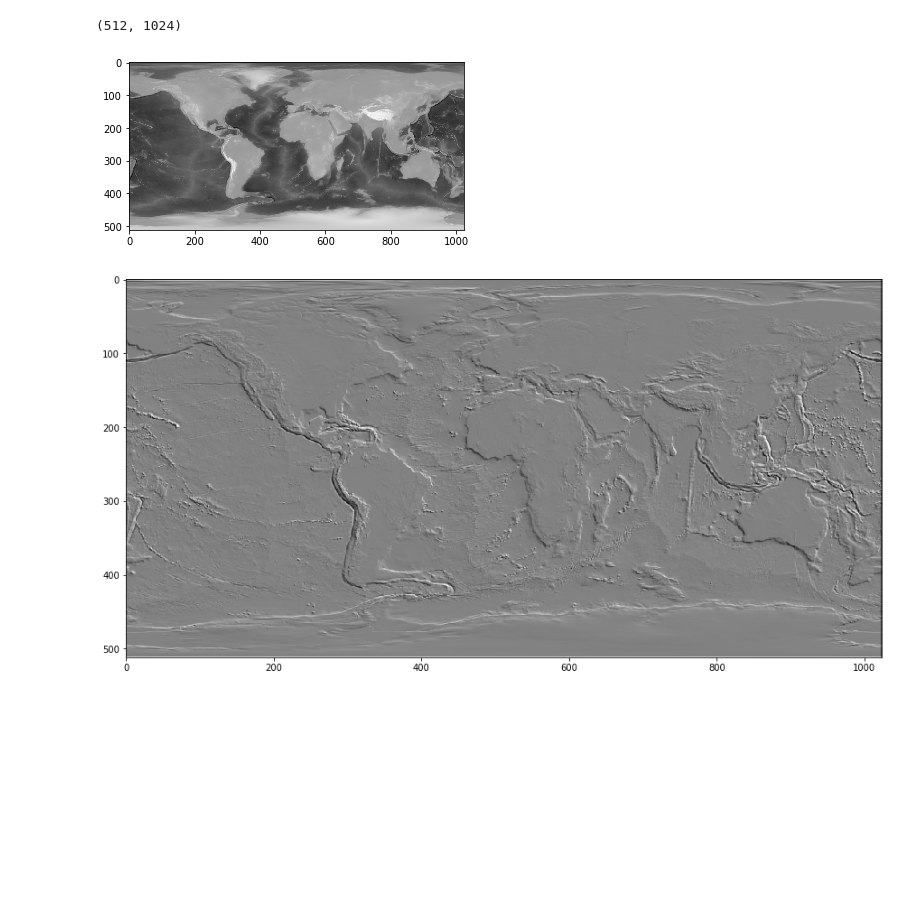
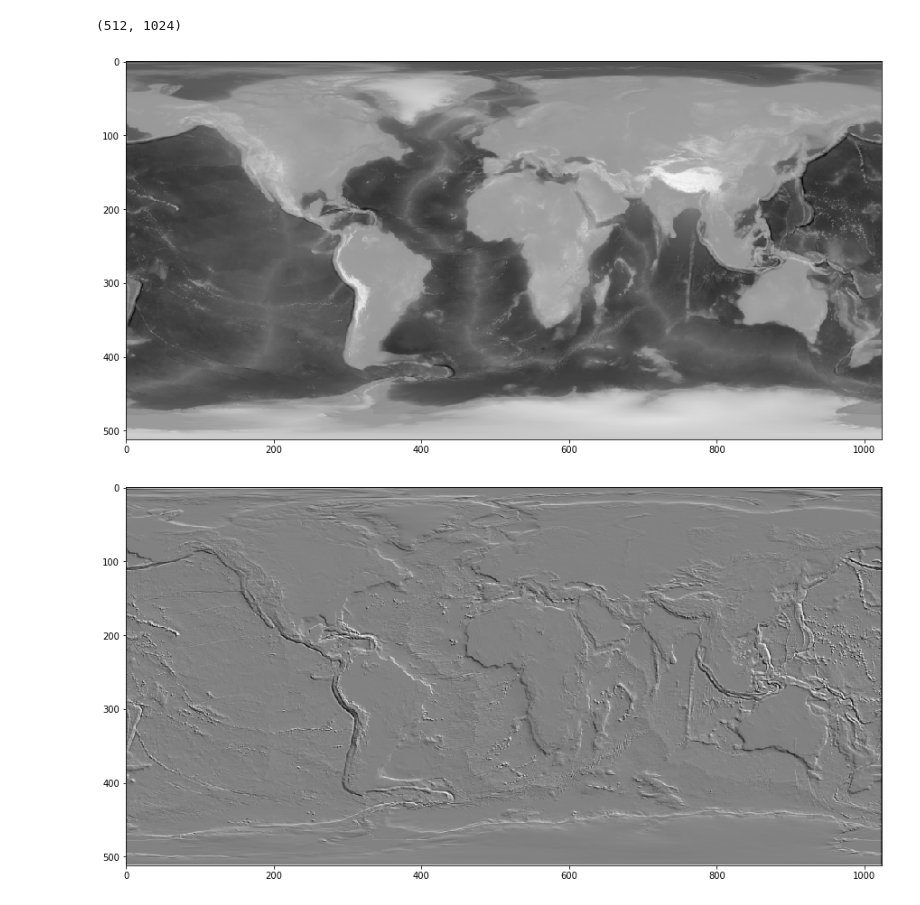
Before and after one commit to mcpeixoto/Computational-Physics-Course, a Jupyter notebook: ficha5.ipynb, the cells around one changed output. Drawn from its saved outputs; the diff is of its cells as text; code cells hidden in the pictures; blank space fills up the shorter version.

```diff
--- a/ficha5.ipynb
+++ b/ficha5.ipynb
@@ -132,10 +132,11 @@ data.shape
 (512, 1024)
 # %%
 # Plot data as an image
+plt.figure(figsize=(15,15))
 plt.imshow(data, cmap='gray')
 plt.show()
 # %% [output]
-[figure, old version]
+[figure, new version]
 # %%
 h = 3000 # Reduzi h para maior contraste
 phi = 3*np.pi/4
```
Also changed, not shown: parts of 1 cell of this notebook, 2 other files.
